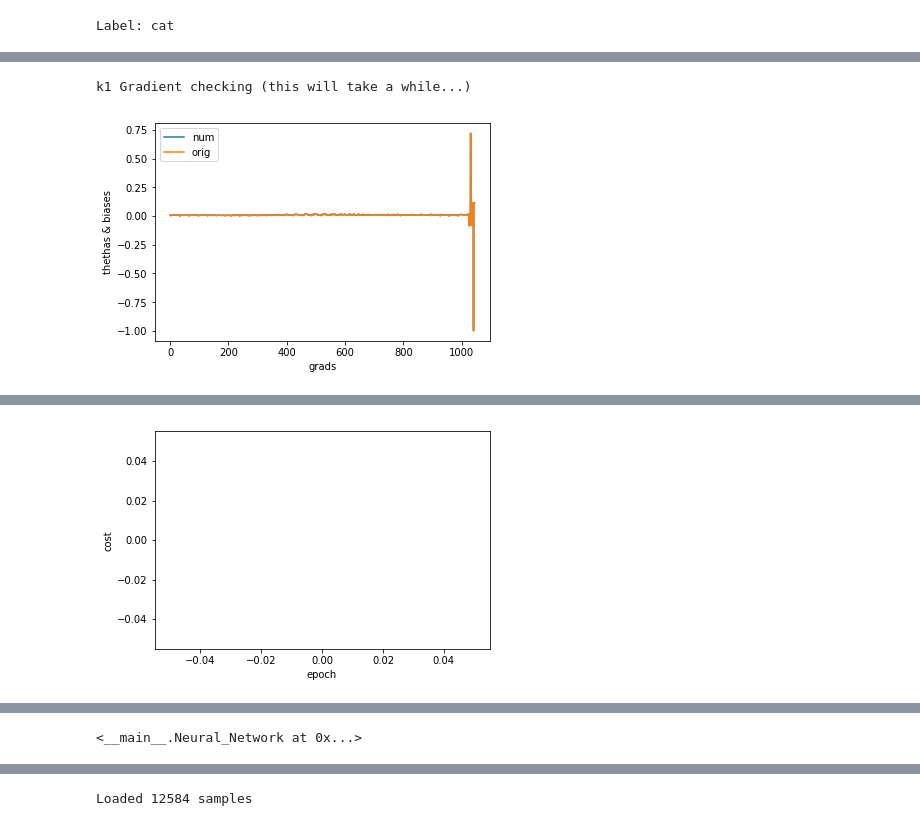
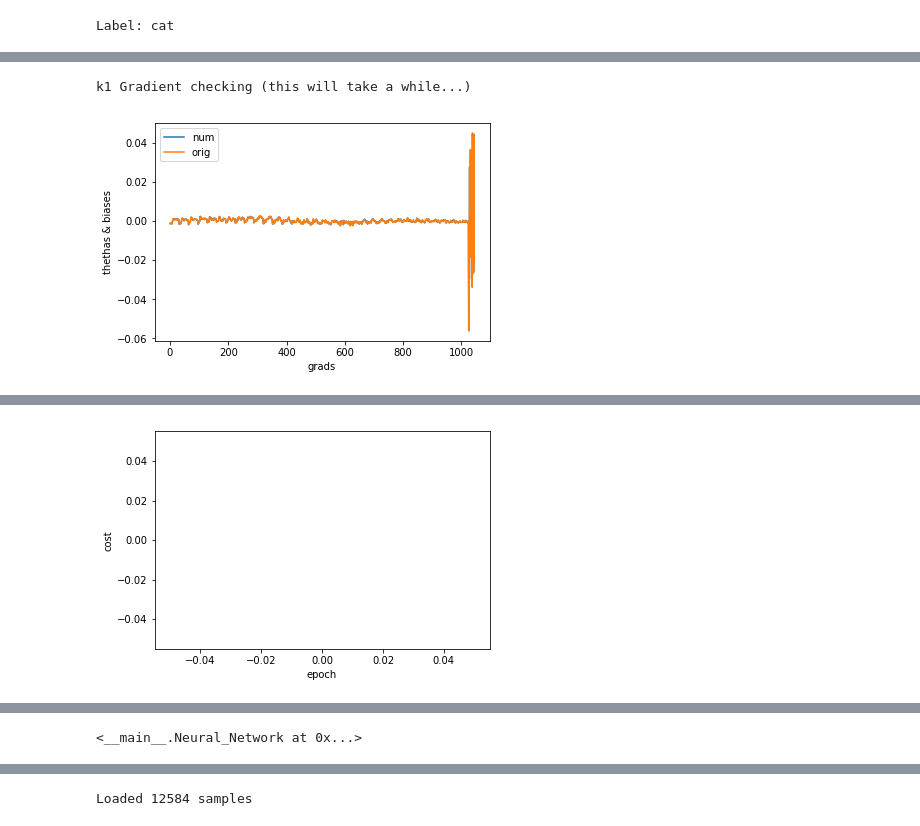
Before and after one commit to rossanez/MO444-2s2017, a Jupyter notebook: Trab02/MO444_2017_Trab02_Grupo05.ipynb, the cells around one changed output, grey strips where cells are left out. Cells and saved outputs as stored; diff of their text form; code cells hidden in the pictures.

Commit message:
Feeding a class-balanced data to gradient checking.

```diff
--- a/Trab02/MO444_2017_Trab02_Grupo05.ipynb
+++ b/Trab02/MO444_2017_Trab02_Grupo05.ipynb
@@ -305,7 +305,7 @@ class Neural_Network(object):
 
         # a flattened view of the original (change it, and you'll change the original)
         flattened = original.ravel()
-        e = 1e-4
+        e = 1e-3
 
         num_grads = np.zeros(flattened.shape)
         for p in range(len(flattened)):
@@ -339,18 +339,19 @@ class Neural_Network(object):
         ran_check = False
         for epoch in range(self.epochs):
             avg_cost = 0
+
+            if self.gradient_check and epoch == self.epochs - 1 and ran_check == False:
+                    print('Gradient checking (this will take a while...)')
+                    start_time = datetime.now()
+                    check_value = self.check_gradients(feed_dict={self.x: X, self.y: Y})
+                    print('Time elapsed: {}. Gradient check result: {}'.format(datetime.now() - start_time, check_value))
+                    print('Is it around 1e-8?')
+                    ran_check = True
+
             for i in range(self.batch_size):
                 range_start = i * self.batch_size
                 range_end = (i + 1) * self.batch_size
                 feed_dict = {self.x: X[range_start:range_end], self.y: Y[range_start:range_end]}
-
-                if self.gradient_check and epoch == self.epochs - 1 and ran_check == False:
-                    print('Gradient checking (this will take a while...)')
-                    start_time = datetime.now()
-                    check_value = self.check_gradients(feed_dict={self.x: [X[range_start]], self.y: [Y[range_start]]})
-                    print('Time elapsed: {}. Gradient check result: {}'.format(datetime.now() - start_time, check_value))
-                    print('Is it around 1e-8?')
-                    ran_check = True
 
                 _, c = self.session.run([self.train, self.cost], feed_dict)
                 avg_cost += c / self.batch_size
@@ -384,9 +385,17 @@ class Neural_Network(object):
         saver.restore(self.session, 'saved/' + name + '.nn.ckpt')
 # %%
 # Simple neural network with a single hidden layer and a single neuron in it - to perform gradient checking
+gc_data_X, gc_data_Y = [], []
+num_class_types_in_sample = 2
+for y, klass in enumerate(classes):
+    index = np.flatnonzero(data_Y == y)
+    index = np.random.choice(index, num_class_types_in_sample, replace=False)
+    gc_data_X += data_X[index].tolist()
+    gc_data_Y += data_Y[index].tolist()
+
 nn_single_hl_model_one_neuron = Neural_Network(input_size=len(data_X[0]), output_size=len(classes), hidden_layers=[1],
                                                learning_rate=0.01, gradient_check=True, epochs=10, activation_method='tanh')
-run_kfold(lambda X, Y: nn_single_hl_model_one_neuron.fit(X, Y), data_Y[0:10], data_X[0:10], one_fold_test=True)
+run_kfold(lambda X, Y: nn_single_hl_model_one_neuron.fit(X, Y), np.asarray(gc_data_Y), np.asarray(gc_data_X), one_fold_test=True)
 # %% [output]
 k1 Gradient checking (this will take a while...)
-[figure, old version]
+[figure, new version]
```
Also changed, not shown: parts of 7 cells of this notebook.
